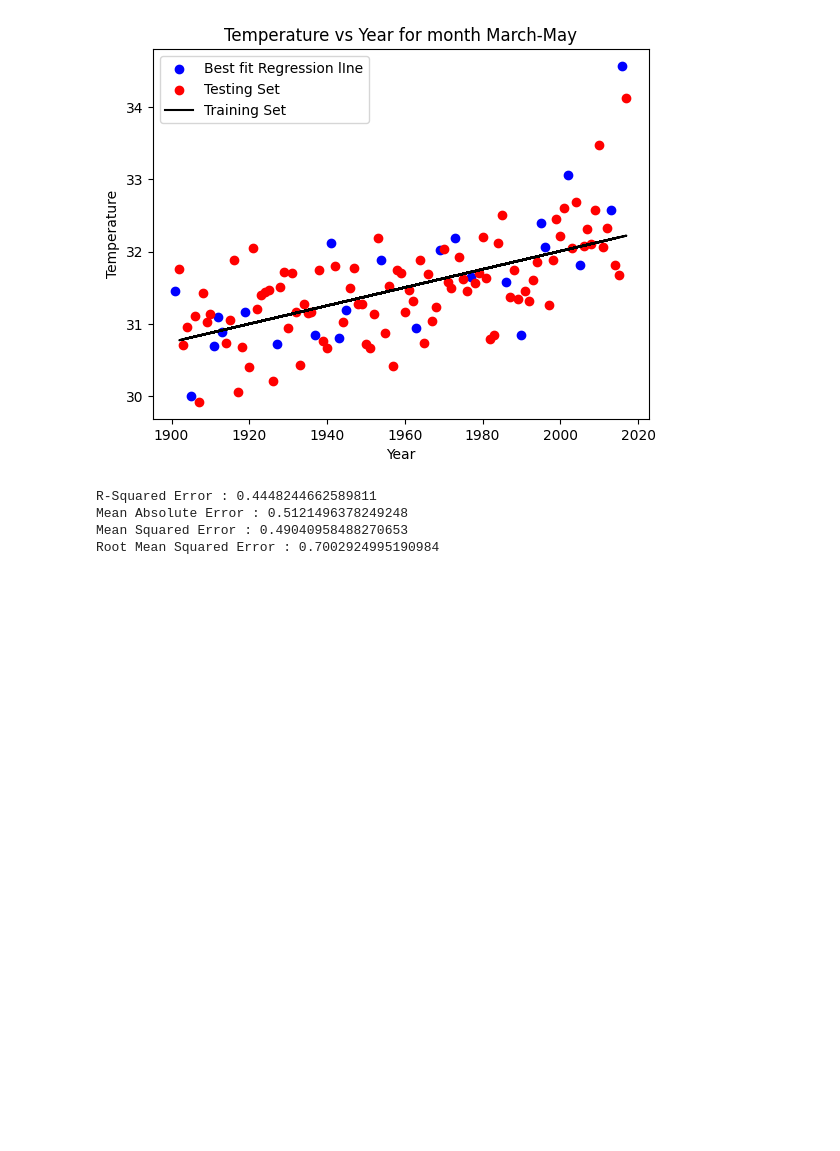
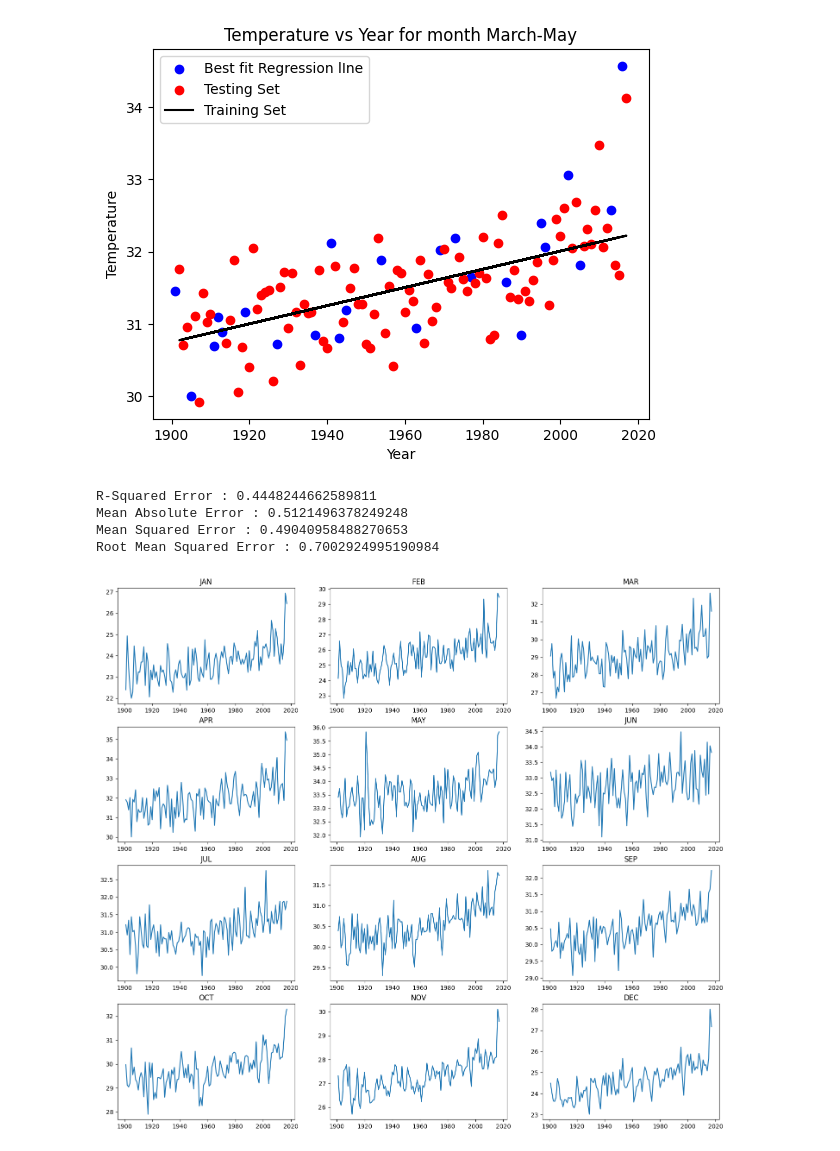
Before and after one commit to Komal251005/Machine-learning-Data-Visualization, a Jupyter notebook: Linear_Regression/LinearReg.ipynb, the cells around one changed output. Cells and saved outputs as stored; diff of their text form; code cells hidden in the pictures; blank space fills up the shorter version.

Commit message:
Modified Visualization

```diff
--- a/Linear_Regression/LinearReg.ipynb
+++ b/Linear_Regression/LinearReg.ipynb
@@ -416,0 +419,15 @@ Root Mean Squared Error : 0.7002924995190984
+# %%
+months = ["JAN","FEB","MAR","APR","MAY","JUN","JUL","AUG","SEP","OCT","NOV","DEC"]
+
+# Store plots
+fig, axes = plt.subplots(4, 3, figsize=(18, 16))  # 4 rows × 3 cols grid
+axes = axes.flatten()
+
+for idx, month in enumerate(months):
+    X = temp_dataset[["YEAR"]]
+    y = temp_dataset[month]
+    # (You can add your plotting code here, e.g.)
+    axes[idx].plot(X, y)
+    axes[idx].set_title(month)
+# %% [output]
+[figure, added]
```
Also changed, not shown: parts of 2 cells of this notebook.
